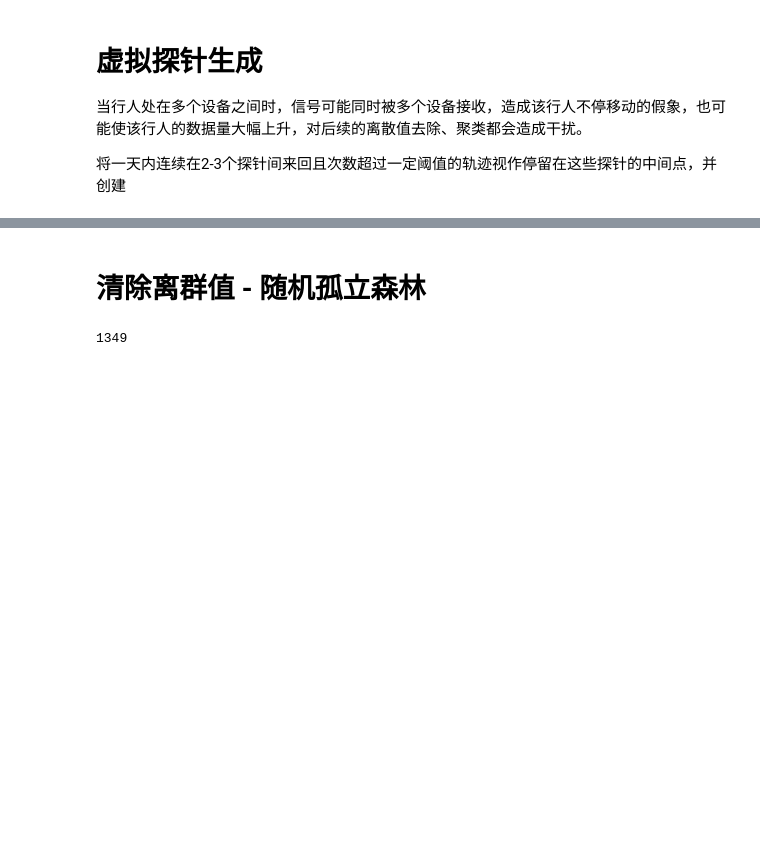
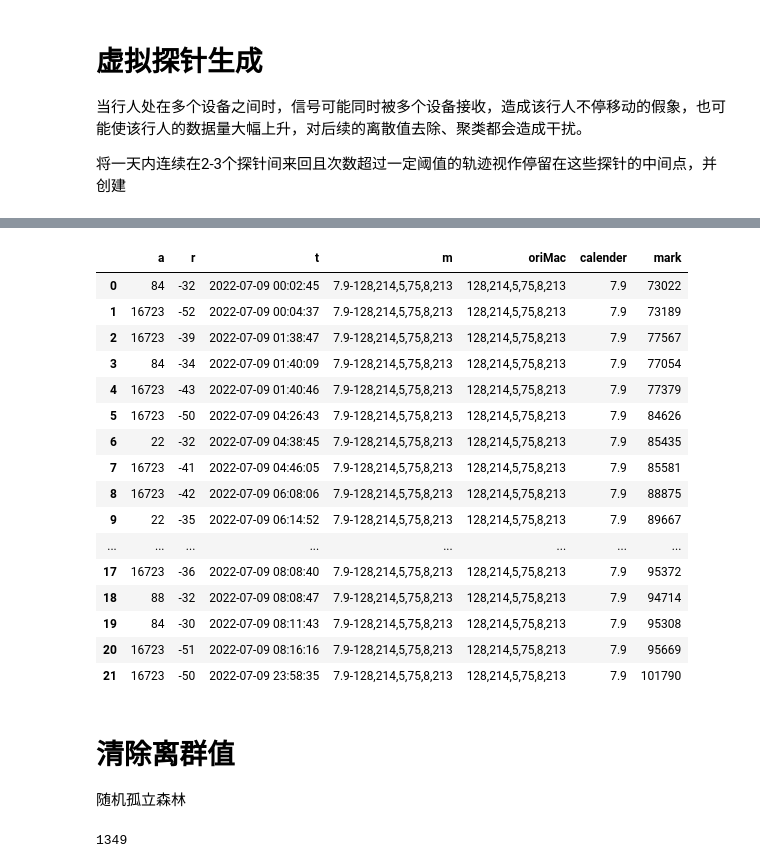
Before and after one commit to RickH-Arch/MEIRL-GAIL-Behavior-Cloning, a Jupyter notebook: wifi_track_data/wifi_track_data_clean_advanced.ipynb, the cells around one changed output, grey strips where cells are left out. Saved outputs shown, nothing was run; the diff lists cells and outputs as text; code cells hidden in the pictures; blank space fills up the shorter version.

Commit message:
start virtual track

```diff
--- a/wifi_track_data/wifi_track_data_clean_advanced.ipynb
+++ b/wifi_track_data/wifi_track_data_clean_advanced.ipynb
@@ -308,0 +383,5 @@ df_filterd.to_csv(os.getcwd()+"/dacang/cleaned_data/dacang_cleaned_data_dateLabe
+# %%
+mac = mac_list[100]
+df_now = df[df.m == mac]
+df_now = df_now.sort_values(by = 't')
+Show3DTrack(df_now)
@@ -308,0 +403,35 @@ df_filterd.to_csv(os.getcwd()+"/dacang/cleaned_data/dacang_cleaned_data_dateLabe
+# %%
+#当两个探针间切换次数超过11，则将这两个探针的轨迹视为跳动轨迹
+# todo:
+for mac in mac_list:
+
+    df_now = df[df.m == mac]
+    df_now = df_now.sort_values(by = 't')
+    df_once = GetFirstTrack(df_now)
+    counts = df_once.a.value_counts().to_frame().reset_index()
+    jumpTrack = counts[counts['count'].apply(lambda x : x>16)]
+    if len(jumpTrack>1):
+        newTrack = int(round(random.random(),5)*100000)
+        AddNewWifiTrack(newTrack,df_wifiposNew,jumpTrack)
+        df_now = df_now.reset_index().drop('index',axis = 1)
+# %%
+start = False
+del_marks = []
+end_mark = df_now.iloc[len(df_now)-1].mark
+for index,row in df_now.iterrows():
+    #if last one
+    if row.mark == end_mark and start == True:
+        df_now.at[index,'a'] = newTrack
+
+    else:
+        if (row.a in jumpTrack.a.values) and (start == False):
+            start = True
+            df_now.at[index,'a'] = newTrack
+        elif row.a in jumpTrack.a.values and start == True:
+            del_marks.append(row.mark)
+        elif row.a not in jumpTrack.a.values and start == True:
+            df_now.at[index-1,'a'] = newTrack
+            del_marks.pop(-1)
+            start = False
+
+del_marks
@@ -308,0 +456,22 @@ df_filterd.to_csv(os.getcwd()+"/dacang/cleaned_data/dacang_cleaned_data_dateLabe
+# %%
+df_now = df_now[df_now.mark.apply(lambda x : False if x in del_marks else True)].reset_index().drop('index',axis = 1)
+# %%
+df_now
+# %% [output]
+|  | a | r | t | m | oriMac | calender | mark |
+| 0 | 84 | -32 | 2022-07-09 00:02:45 | 7.9-128,214,5,75,8,213 | 128,214,5,75,8,213 | 7.9 | 73022 |
+| 1 | 16723 | -52 | 2022-07-09 00:04:37 | 7.9-128,214,5,75,8,213 | 128,214,5,75,8,213 | 7.9 | 73189 |
+| 2 | 16723 | -39 | 2022-07-09 01:38:47 | 7.9-128,214,5,75,8,213 | 128,214,5,75,8,213 | 7.9 | 77567 |
+| 3 | 84 | -34 | 2022-07-09 01:40:09 | 7.9-128,214,5,75,8,213 | 128,214,5,75,8,213 | 7.9 | 77054 |
+| 4 | 16723 | -43 | 2022-07-09 01:40:46 | 7.9-128,214,5,75,8,213 | 128,214,5,75,8,213 | 7.9 | 77379 |
+| 5 | 16723 | -50 | 2022-07-09 04:26:43 | 7.9-128,214,5,75,8,213 | 128,214,5,75,8,213 | 7.9 | 84626 |
+| 6 | 22 | -32 | 2022-07-09 04:38:45 | 7.9-128,214,5,75,8,213 | 128,214,5,75,8,213 | 7.9 | 85435 |
+| 7 | 16723 | -41 | 2022-07-09 04:46:05 | 7.9-128,214,5,75,8,213 | 128,214,5,75,8,213 | 7.9 | 85581 |
+| 8 | 16723 | -42 | 2022-07-09 06:08:06 | 7.9-128,214,5,75,8,213 | 128,214,5,75,8,213 | 7.9 | 88875 |
+| 9 | 22 | -35 | 2022-07-09 06:14:52 | 7.9-128,214,5,75,8,213 | 128,214,5,75,8,213 | 7.9 | 89667 |
+| ... | ... | ... | ... | ... | ... | ... | ... |
+| 17 | 16723 | -36 | 2022-07-09 08:08:40 | 7.9-128,214,5,75,8,213 | 128,214,5,75,8,213 | 7.9 | 95372 |
+| 18 | 88 | -32 | 2022-07-09 08:08:47 | 7.9-128,214,5,75,8,213 | 128,214,5,75,8,213 | 7.9 | 94714 |
+| 19 | 84 | -30 | 2022-07-09 08:11:43 | 7.9-128,214,5,75,8,213 | 128,214,5,75,8,213 | 7.9 | 95308 |
+| 20 | 16723 | -51 | 2022-07-09 08:16:16 | 7.9-128,214,5,75,8,213 | 128,214,5,75,8,213 | 7.9 | 95669 |
+| 21 | 16723 | -50 | 2022-07-09 23:58:35 | 7.9-128,214,5,75,8,213 | 128,214,5,75,8,213 | 7.9 | 101790 |
@@ -309,5 +480,7 @@ df_filterd.to_csv(os.getcwd()+"/dacang/cleaned_data/dacang_cleaned_data_dateLabe
 # %% [markdown]
-# 清除离群值 - 随机孤立森林
+# 清除离群值
+
+随机孤立森林
 # %%
 #生成用于处理利群数据的dataframe、并归一化
 df_outlier = utils.Normalize_df(df_sta.reindex(columns = ['Dur','A_count','Count','Moment']))
```
Also changed, not shown: parts of 16 cells of this notebook, 4 other files.
